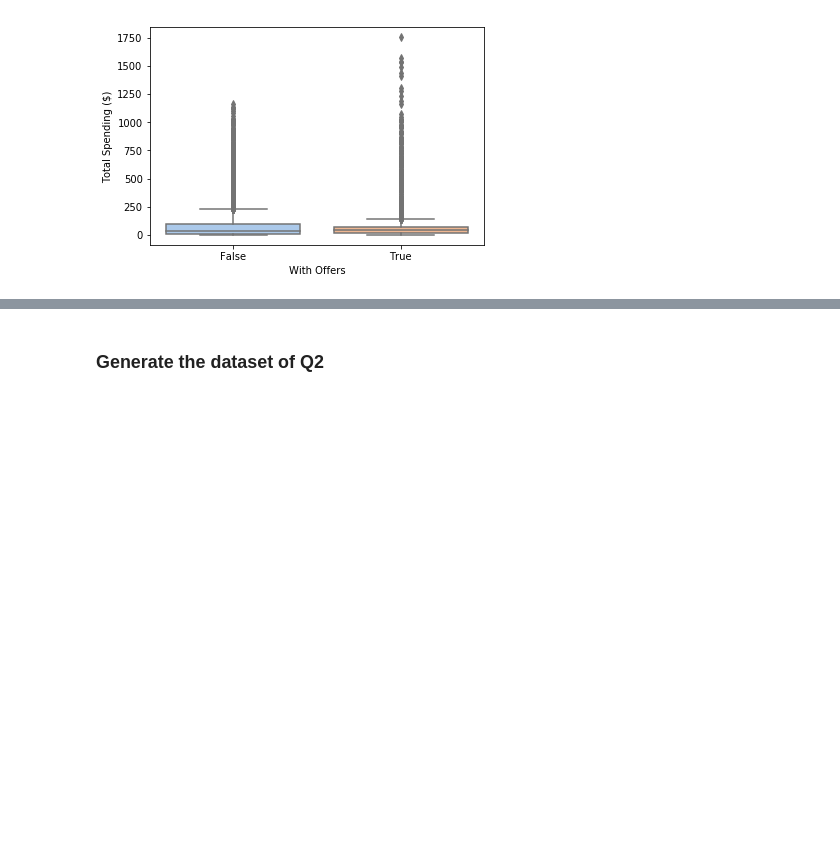
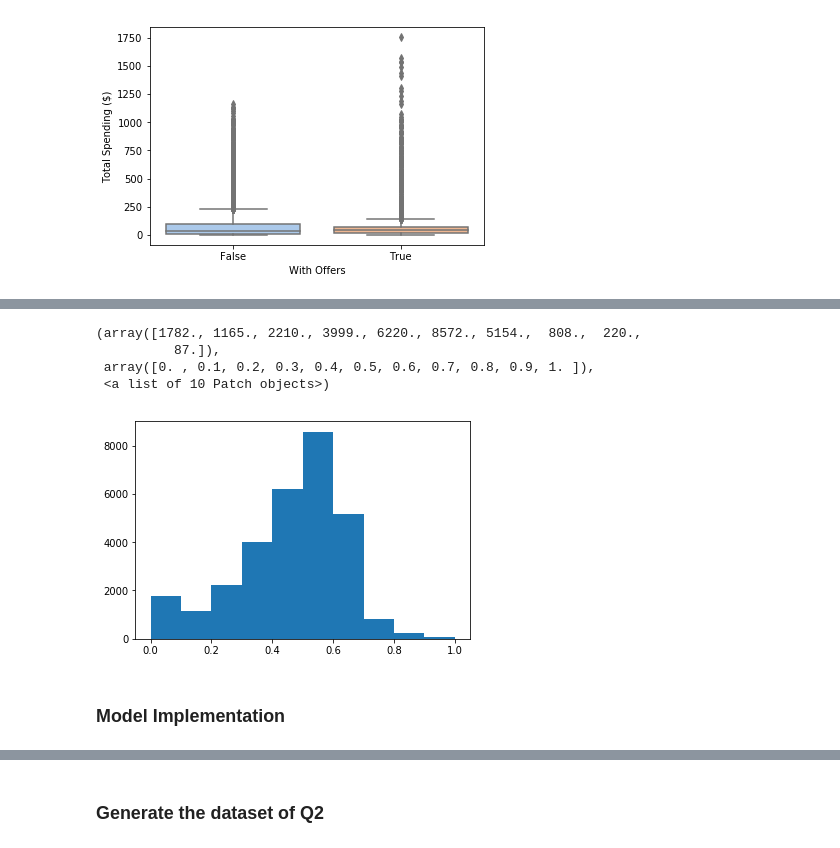
Before and after one commit to Mendy5/Udacity_Project_Capstone, a Jupyter notebook: Starbucks_Capstone_Notebook_v2.ipynb, the cells around one changed output, grey strips where cells are left out. Drawn from its saved outputs; the diff is of its cells as text; code cells hidden in the pictures; blank space fills up the shorter version.

```diff
--- a/Starbucks_Capstone_Notebook_v2.ipynb
+++ b/Starbucks_Capstone_Notebook_v2.ipynb
@@ -1761,0 +1547,6 @@ Get the customers who have more then 50% probabilities to spend with offers or t
+# %%
+X_Q1 = trans_cus_q1_final_df[["amount", "completed_rate"]]
+y_Q1 = trans_cus_q1_final_df["w_offer"]
+# %%
+# Log-transform the skewed features
+X_Q1_log_transformed = X_Q1.apply(lambda x: np.log(x + 1))
@@ -1761,0 +1555,9 @@ Get the customers who have more then 50% probabilities to spend with offers or t
+# %%
+# Initialize a scaler, then apply it to the features
+scaler = MinMaxScaler() # default=(0, 1)
+
+X_Q1_log_minmax_transform = pd.DataFrame(data = X_Q1_log_transformed)
+X_Q1_log_minmax_transform["amount"] = scaler.fit_transform(X_Q1_log_transformed)[:, 0]
+
+# # Show an example of a record with scaling applied
+X_Q1_log_minmax_transform.head()
@@ -1761,0 +1571,10 @@ Get the customers who have more then 50% probabilities to spend with offers or t
+# %%
+plt.hist(X_Q1_log_minmax_transform["amount"])
+# %% [output]
+(array([1782., 1165., 2210., 3999., 6220., 8572., 5154.,  808.,  220.,
+          87.]),
+ array([0. , 0.1, 0.2, 0.3, 0.4, 0.5, 0.6, 0.7, 0.8, 0.9, 1. ]),
+ <a list of 10 Patch objects>)
+[figure, added]
+# %% [markdown]
+### Model Implementation
```
Also changed, not shown: parts of 279 cells of this notebook.
